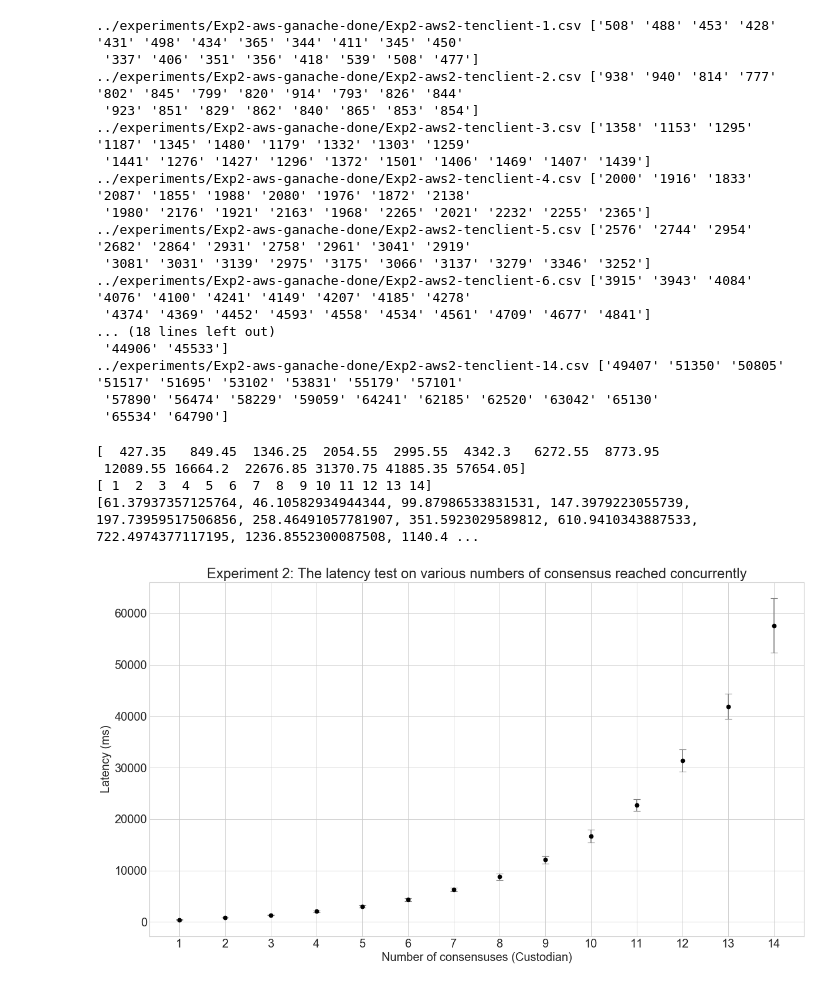
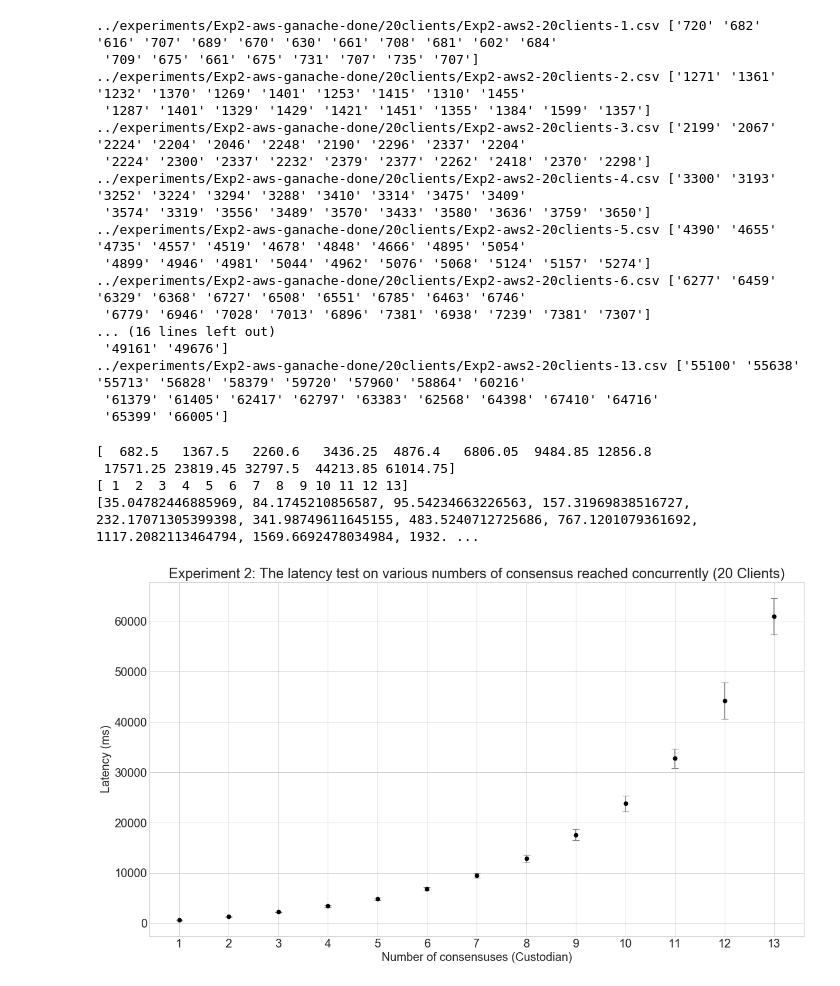
Before and after one commit to Turing-Space/Practical-Decentralized-Oracle, a Jupyter notebook: plotting/plotnew.ipynb, the cells around one changed output. Drawn from its saved outputs; the diff is of its cells as text; code cells hidden in the pictures.

```diff
--- a/plotting/plotnew.ipynb
+++ b/plotting/plotnew.ipynb
@@ -22,9 +22,9 @@ def getFirstRowOfCsv(file_name):
 ### Global Variables
 y = []
 err = []
-fileRE = '../experiments/Exp2-aws-ganache-done/Exp2-aws2-tenclient-*.csv'
+fileRE = '../experiments/Exp2-aws-ganache-done/20clients/Exp2-aws2-20clients-*.csv'
 # fileRE = '../experiments/Exp1-aws-ganache-done/Exp1-aws2-*.csv'
-preChar = 26 + 11 + 20
+preChar = 26 + 11 + 30
 postChar = 4
 # %%
 ### Main Execution
@@ -36,43 +36,43 @@ for file_name in getListOfFiles(fileRE,preChar,postChar):
     y.append(getAve(row))
     err.append(np.std(row.astype(np.float)))
 # %% [output]
-../experiments/Exp2-aws-ganache-done/Exp2-aws2-tenclient-1.csv ['508' '488' '453' '428' '431' '498' '434' '365' '344' '411' '345' '450'
- '337' '406' '351' '356' '418' '539' '508' '477']
-../experiments/Exp2-aws-ganache-done/Exp2-aws2-tenclient-2.csv ['938' '940' '814' '777' '802' '845' '799' '820' '914' '793' '826' '844'
- '923' '851' '829' '862' '840' '865' '853' '854']
-../experiments/Exp2-aws-ganache-done/Exp2-aws2-tenclient-3.csv ['1358' '1153' '1295' '1187' '1345' '1480' '1179' '1332' '1303' '1259'
- '1441' '1276' '1427' '1296' '1372' '1501' '1406' '1469' '1407' '1439']
-../experiments/Exp2-aws-ganache-done/Exp2-aws2-tenclient-4.csv ['2000' '1916' '1833' '2087' '1855' '1988' '2080' '1976' '1872' '2138'
- '1980' '2176' '1921' '2163' '1968' '2265' '2021' '2232' '2255' '2365']
-../experiments/Exp2-aws-ganache-done/Exp2-aws2-tenclient-5.csv ['2576' '2744' '2954' '2682' '2864' '2931' '2758' '2961' '3041' '2919'
- '3081' '3031' '3139' '2975' '3175' '3066' '3137' '3279' '3346' '3252']
-../experiments/Exp2-aws-ganache-done/Exp2-aws2-tenclient-6.csv ['3915' '3943' '4084' '4076' '4100' '4241' '4149' '4207' '4185' '4278'
- '4374' '4369' '4452' '4593' '4558' '4534' '4561' '4709' '4677' '4841']
-... (18 lines left out)
- '44906' '45533']
-../experiments/Exp2-aws-ganache-done/Exp2-aws2-tenclient-14.csv ['49407' '51350' '50805' '51517' '51695' '53102' '53831' '55179' '57101'
- '57890' '56474' '58229' '59059' '64241' '62185' '62520' '63042' '65130'
- '65534' '64790']
+../experiments/Exp2-aws-ganache-done/20clients/Exp2-aws2-20clients-1.csv ['720' '682' '616' '707' '689' '670' '630' '661' '708' '681' '602' '684'
+ '709' '675' '661' '675' '731' '707' '735' '707']
+../experiments/Exp2-aws-ganache-done/20clients/Exp2-aws2-20clients-2.csv ['1271' '1361' '1232' '1370' '1269' '1401' '1253' '1415' '1310' '1455'
+ '1287' '1401' '1329' '1429' '1421' '1451' '1355' '1384' '1599' '1357']
+../experiments/Exp2-aws-ganache-done/20clients/Exp2-aws2-20clients-3.csv ['2199' '2067' '2224' '2204' '2046' '2248' '2190' '2296' '2337' '2204'
+ '2224' '2300' '2337' '2232' '2379' '2377' '2262' '2418' '2370' '2298']
+../experiments/Exp2-aws-ganache-done/20clients/Exp2-aws2-20clients-4.csv ['3300' '3193' '3252' '3224' '3294' '3288' '3410' '3314' '3475' '3409'
+ '3574' '3319' '3556' '3489' '3570' '3433' '3580' '3636' '3759' '3650']
+../experiments/Exp2-aws-ganache-done/20clients/Exp2-aws2-20clients-5.csv ['4390' '4655' '4735' '4557' '4519' '4678' '4848' '4666' '4895' '5054'
+ '4899' '4946' '4981' '5044' '4962' '5076' '5068' '5124' '5157' '5274']
+../experiments/Exp2-aws-ganache-done/20clients/Exp2-aws2-20clients-6.csv ['6277' '6459' '6329' '6368' '6727' '6508' '6551' '6785' '6463' '6746'
+ '6779' '6946' '7028' '7013' '6896' '7381' '6938' '7239' '7381' '7307']
+... (16 lines left out)
+ '49161' '49676']
+../experiments/Exp2-aws-ganache-done/20clients/Exp2-aws2-20clients-13.csv ['55100' '55638' '55713' '56828' '58379' '59720' '57960' '58864' '60216'
+ '61379' '61405' '62417' '62797' '63383' '62568' '64398' '67410' '64716'
+ '65399' '66005']
 # %%
-x = np.arange(1,15,1)
+x = np.arange(1,14,1)
 # x = np.arange(10,101,10)
 y = np.asarray(y)
 print(y)
 print(x)
 print(err)
 
 plt.figure(num=None, figsize=(18, 10), dpi=80, facecolor='w', edgecolor='k')
 plt.rcParams.update({'font.size': 18})
 plt.xticks(np.arange(0, 15, step=1))
 plt.yticks(np.arange(0, 70000, step=10000))
 plt.xlabel("Number of consensuses (Custodian)")
 # plt.xlabel("Number of voters (Clients)")
 plt.ylabel("Latency (ms)")
-plt.title("Experiment 2: The latency test on various numbers of consensus reached concurrently")
+plt.title("Experiment 2: The latency test on various numbers of consensus reached concurrently (20 Clients)")
 plt.errorbar(x, y, err, fmt="ok", capsize=5, ecolor="grey");
 # %% [output]
-[  427.35   849.45  1346.25  2054.55  2995.55  4342.3   6272.55  8773.95
- 12089.55 16664.2  22676.85 31370.75 41885.35 57654.05]
-[ 1  2  3  4  5  6  7  8  9 10 11 12 13 14]
-[61.37937357125764, 46.10582934944344, 99.87986533831531, 147.3979223055739, 197.73959517506856, 258.46491057781907, 351.5923029589812, 610.9410343887533, 722.4974377117195, 1236.8552300087508, 1140.4 ...
+[  682.5   1367.5   2260.6   3436.25  4876.4   6806.05  9484.85 12856.8
+ 17571.25 23819.45 32797.5  44213.85 61014.75]
+[ 1  2  3  4  5  6  7  8  9 10 11 12 13]
+[35.04782446885969, 84.1745210856587, 95.54234663226563, 157.31969838516727, 232.17071305399398, 341.98749611645155, 483.5240712725686, 767.1201079361692, 1117.2082113464794, 1569.6692478034984, 1932. ...
-[figure, old version]
+[figure, new version]
```
Also changed, not shown: 14 other files.
